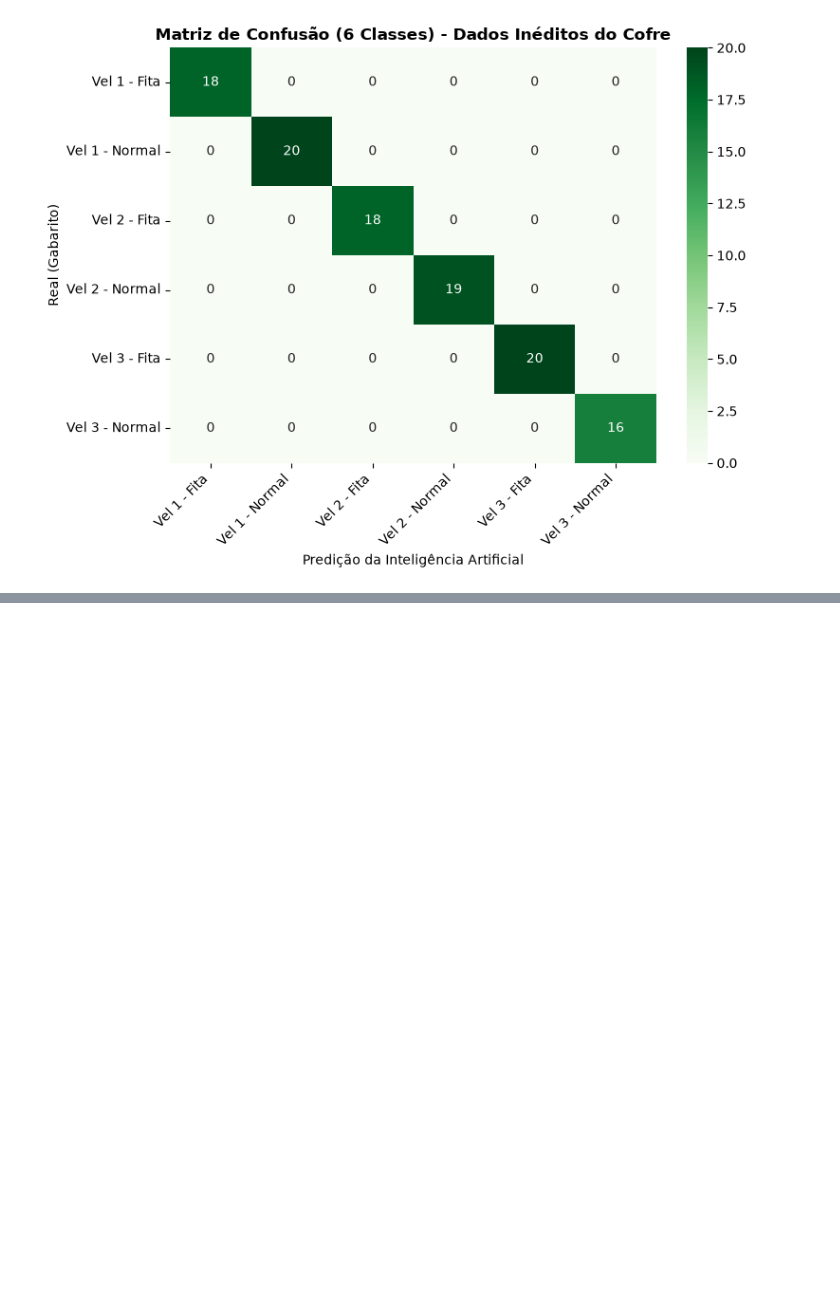
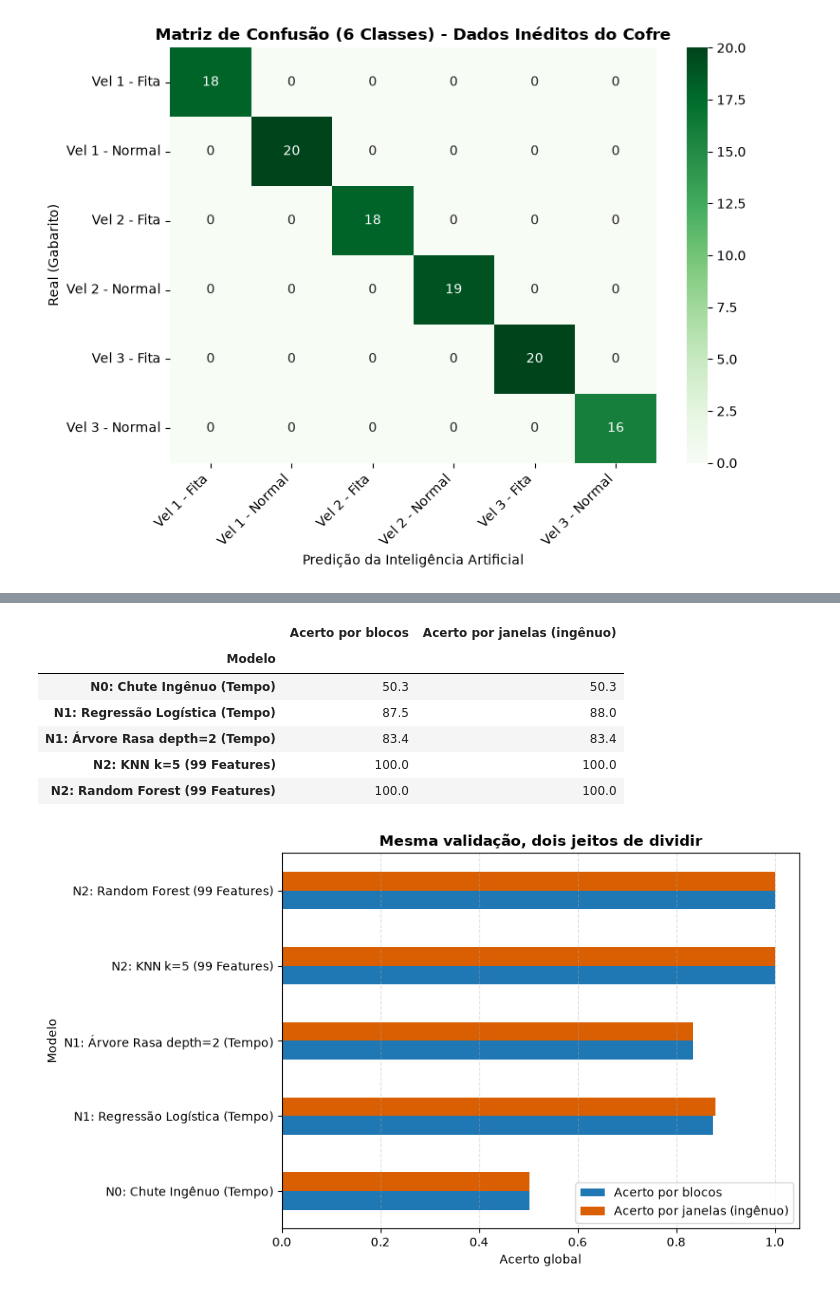
Before and after one commit to GabrielRibeiro5402/TCC, a Jupyter notebook: ML/ml_classifiacao.ipynb, the cells around one changed output, grey strips where cells are left out. Saved outputs shown, nothing was run; the diff lists cells and outputs as text; code cells hidden in the pictures; blank space fills up the shorter version.

```diff
--- a/ML/ml_classifiacao.ipynb
+++ b/ML/ml_classifiacao.ipynb
@@ -995,0 +1189,28 @@ Vel 3 - Fita na Hélice       1.00      1.00      1.00        20
+# %%
+from sklearn.model_selection import StratifiedKFold, cross_val_predict
+
+cv_janela = list(StratifiedKFold(n_splits=4, shuffle=True, random_state=42).split(X_train, y_6_train))
+
+linhas = []
+for nome, (pipe, X_dados) in modelos.items():
+    p_janela = cross_val_predict(pipe, X_dados, y_bin_train, cv=cv_janela)
+    linhas.append({'Modelo': nome,
+                   'Acerto por blocos': (resultados_predicoes[nome] == y_bin_train).mean(),
+                   'Acerto por janelas (ingênuo)': (p_janela == y_bin_train).mean()})
+tab_vaza = pd.DataFrame(linhas).set_index('Modelo')
+display((tab_vaza * 100).round(1))
+
+ax = tab_vaza.plot(kind='barh', figsize=(9, 0.7 * len(tab_vaza) + 1.8), color=['#1f77b4', '#d95f02'])
+ax.set_xlim(0, 1.05); ax.set_xlabel('Acerto global')
+ax.set_title("Mesma validação, dois jeitos de dividir", fontweight='bold')
+ax.grid(True, axis='x', linestyle='--', alpha=.4)
+plt.tight_layout(); plt.show()
+# %% [output]
+|  | Acerto por blocos | Acerto por janelas (ingênuo) |
+| Modelo |  |  |
+| N0: Chute Ingênuo (Tempo) | 50.3 | 50.3 |
+| N1: Regressão Logística (Tempo) | 87.5 | 88.0 |
+| N1: Árvore Rasa depth=2 (Tempo) | 83.4 | 83.4 |
+| N2: KNN k=5 (99 Features) | 100.0 | 100.0 |
+| N2: Random Forest (99 Features) | 100.0 | 100.0 |
+[figure, added]
```
Also changed, not shown: parts of 18 cells of this notebook, 4 other files.
